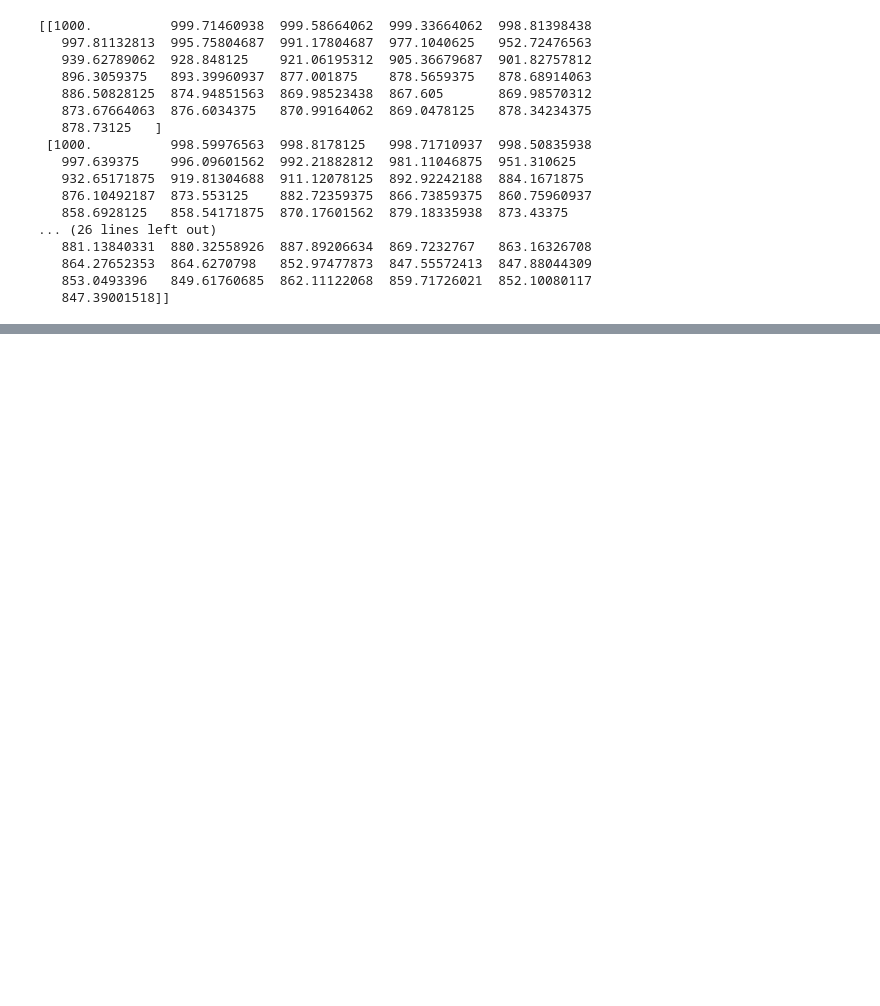
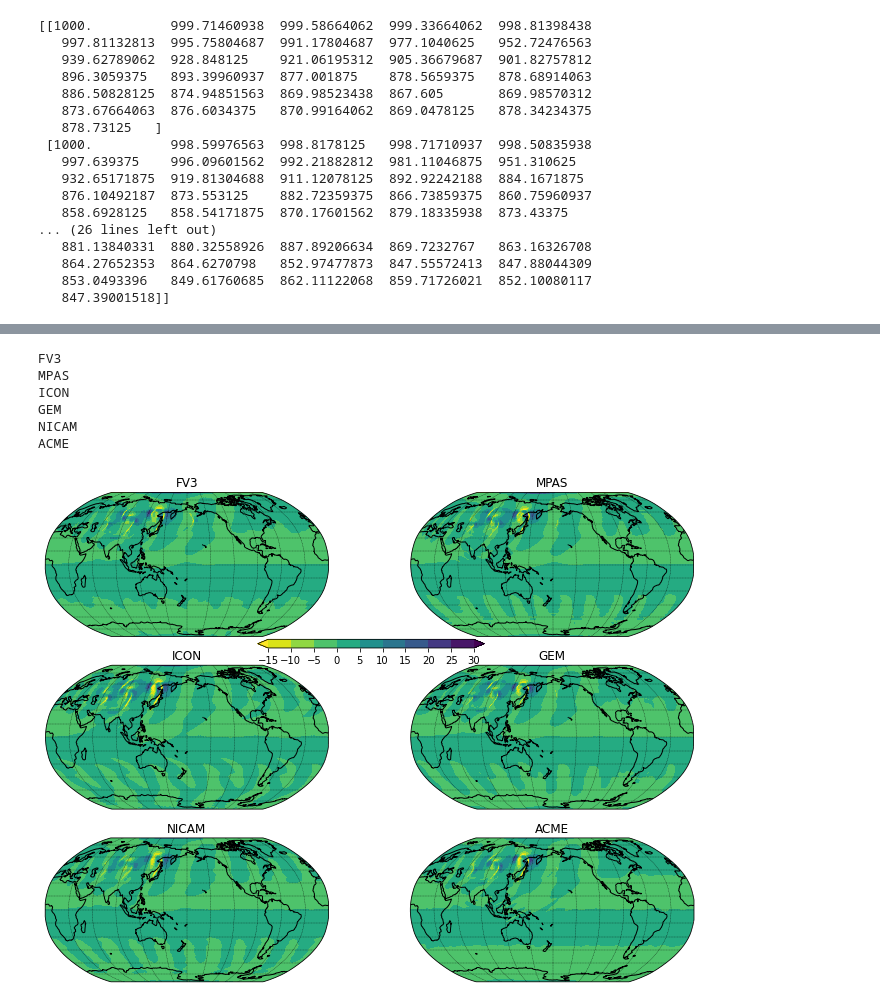
Before and after one commit to Luigi728/Penn_State_Research, a Jupyter notebook: NWP_Project_1.ipynb, the cells around one changed output, grey strips where cells are left out. Drawn from its saved outputs; the diff is of its cells as text; code cells hidden in the pictures; blank space fills up the shorter version.

```diff
--- a/NWP_Project_1.ipynb
+++ b/NWP_Project_1.ipynb
@@ -224,0 +349,10 @@ Fig.savefig('Q1_Max_Moist.png', bbox_inches='tight')
+# %%
+# Question 4
+# Define Lat and Long Distances
+Lat_Dist = 110948
+def Long_Dist(Long1_Deg, Long2_Deg, Lat_Deg):
+    Long1 = float(Long1_Deg * numpy.pi / 180.)
+    Long2 = float(Long2_Deg * numpy.pi / 180.)
+    Lat = float(Lat_Deg * numpy.pi / 180.)
+    Long_Dist = numpy.cos(Lat) * numpy.cos(Lat) * (numpy.sin((Long2-Long1)/2)) * 2 * 6378000
+    return (Long_Dist)
@@ -224,0 +892,59 @@ Fig.savefig('Q1_Max_Moist.png', bbox_inches='tight')
+# %%
+# Question 4
+# Plot 500m Vorticity at Day 10
+Fig = pyplot.figure(figsize=(12,9))
+Count = 0
+for Model in list(Models):
+    print (Model)
+    Count += 1
+    Axes = Fig.add_subplot(3,2, Count, projection=ccrs.Robinson(central_longitude=180))
+#
+# Draw Coastlines
+    Axes.coastlines()
+#
+# Define Colour Levels
+    Colour_Levels = numpy.arange(-15,35,5)
+#
+# Plot Colour Contour
+    if Model == "FV3":
+        Colour_Plot = Axes.contourf(FV3_U.lon, FV3_U.lat, FV3_Vort, \
+        cmap='viridis_r', levels=Colour_Levels, extend='both', transform=ccrs.PlateCarree())
+    if Model == "MPAS":
+        Colour_Plot = Axes.contourf(MPAS_U.lon, MPAS_U.lat, MPAS_Vort, \
+        cmap='viridis_r', levels=Colour_Levels, extend='both', transform=ccrs.PlateCarree())
+    if Model == "ICON":
+        Colour_Plot = Axes.contourf(ICON_U.lon, ICON_U.lat, ICON_Vort, \
+        cmap='viridis_r', levels=Colour_Levels, extend='both', transform=ccrs.PlateCarree())
+    if Model == "GEM":
+        Colour_Plot = Axes.contourf(GEM_U.lon, GEM_U.lat, GEM_Vort, \
+        cmap='viridis_r', levels=Colour_Levels, extend='both', transform=ccrs.PlateCarree())
+    if Model == "NICAM":
+        Colour_Plot = Axes.contourf(NICAM_U.lon, NICAM_U.lat, NICAM_Vort, \
+        cmap='viridis_r', levels=Colour_Levels, extend='both', transform=ccrs.PlateCarree())
+    if Model == "ACME":
+        Colour_Plot = Axes.contourf(ACME_U.lon, ACME_U.lat, ACME_Vort, \
+        cmap='viridis_r', levels=Colour_Levels, extend='both', transform=ccrs.PlateCarree())
+    pyplot.title(Model, fontsize=12)
+#
+# Set Axis Labels
+    x_Axis = numpy.arange(-180,180,30)
+    y_Axis = numpy.arange(-90,90,15)
+#
+# Add Gridline
+    Gridline = Axes.gridlines(crs=ccrs.PlateCarree(), linewidth=0.3, color='black', linestyle='--')
+    Gridline.xlocator = mticker.FixedLocator(x_Axis)
+    Gridline.ylocator = mticker.FixedLocator(y_Axis)
+#
+# Add Cfolour_Bar
+    if Model == "FV3":
+        Cax = Axes.inset_axes([0.75, -0.08, 0.8, 0.06], transform=Axes.transAxes)
+        Fig.colorbar(Colour_Plot, ax=Axes, cax=Cax, orientation='horizontal')
+Fig.savefig('Q4.png', bbox_inches='tight')
+# %% [output]
+FV3
+MPAS
+ICON
+GEM
+NICAM
+ACME
+[figure, added]
```
Also changed, not shown: parts of 26 cells of this notebook.
